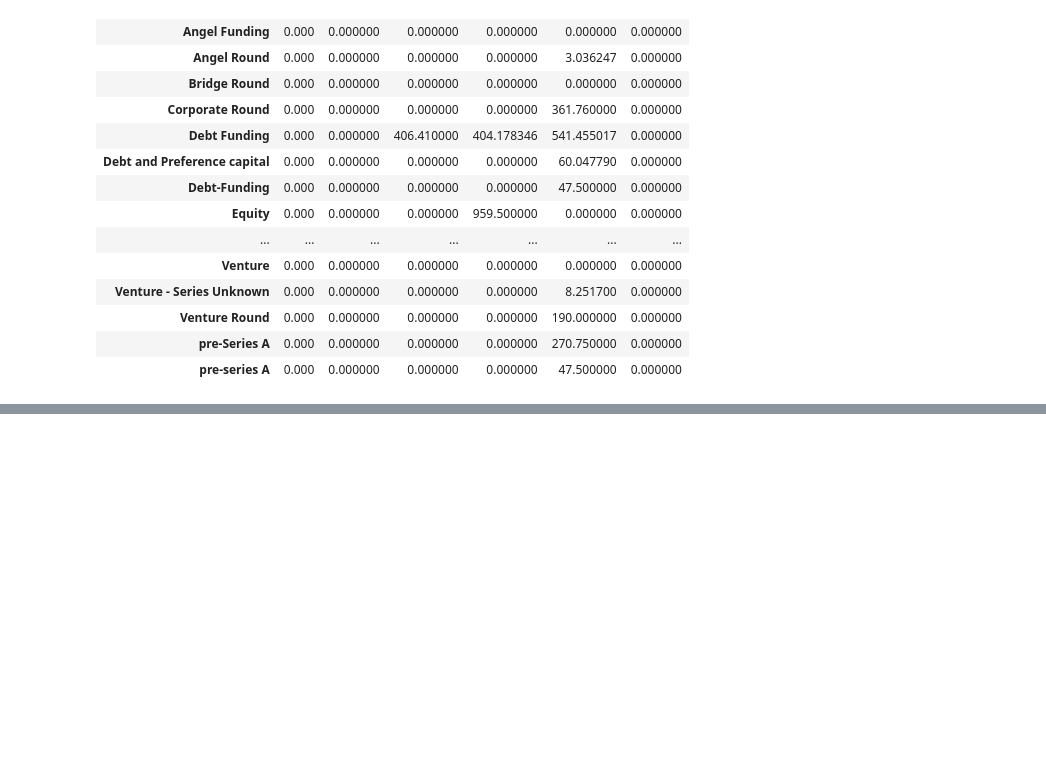
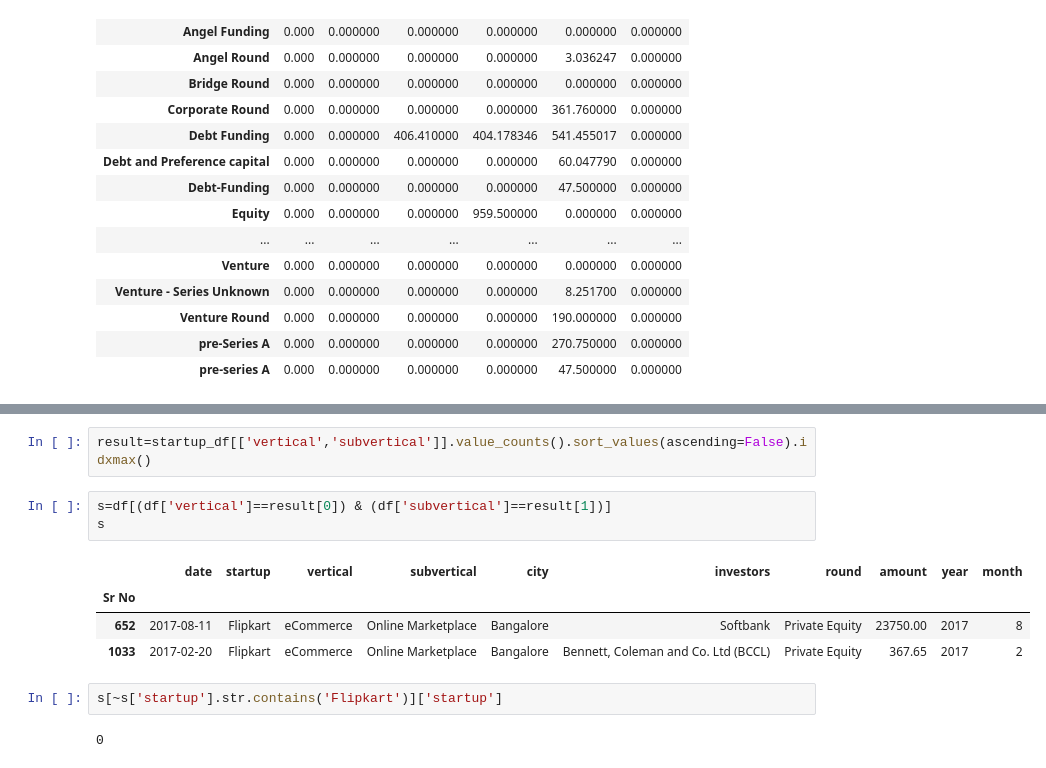
Before and after one commit to AnkitBhardwaj0/python_practice, a Jupyter notebook: pandas/startup_data_cleaning.ipynb, the cells around one changed output, grey strips where cells are left out. Drawn from its saved outputs; the diff is of its cells as text; blank space fills up the shorter version.

```diff
--- a/pandas/startup_data_cleaning.ipynb
+++ b/pandas/startup_data_cleaning.ipynb
@@ -397,0 +545,14 @@ df.pivot_table(index='round',columns='year',values='amount',aggfunc=sum,fill_val
+# %%
+result=startup_df[['vertical','subvertical']].value_counts().sort_values(ascending=False).idxmax()
+# %%
+s=df[(df['vertical']==result[0]) & (df['subvertical']==result[1])]
+s
+# %% [output]
+|  | date | startup | vertical | subvertical | city | investors | round | amount | year | month |
+| Sr No |  |  |  |  |  |  |  |  |  |  |
+| 652 | 2017-08-11 | Flipkart | eCommerce | Online Marketplace | Bangalore | Softbank | Private Equity | 23750.00 | 2017 | 8 |
+| 1033 | 2017-02-20 | Flipkart | eCommerce | Online Marketplace | Bangalore | Bennett, Coleman and Co. Ltd (BCCL) | Private Equity | 367.65 | 2017 | 2 |
+# %%
+s[~s['startup'].str.contains('Flipkart')]['startup']
+# %% [output]
+0
```
Also changed, not shown: parts of 17 cells of this notebook.
